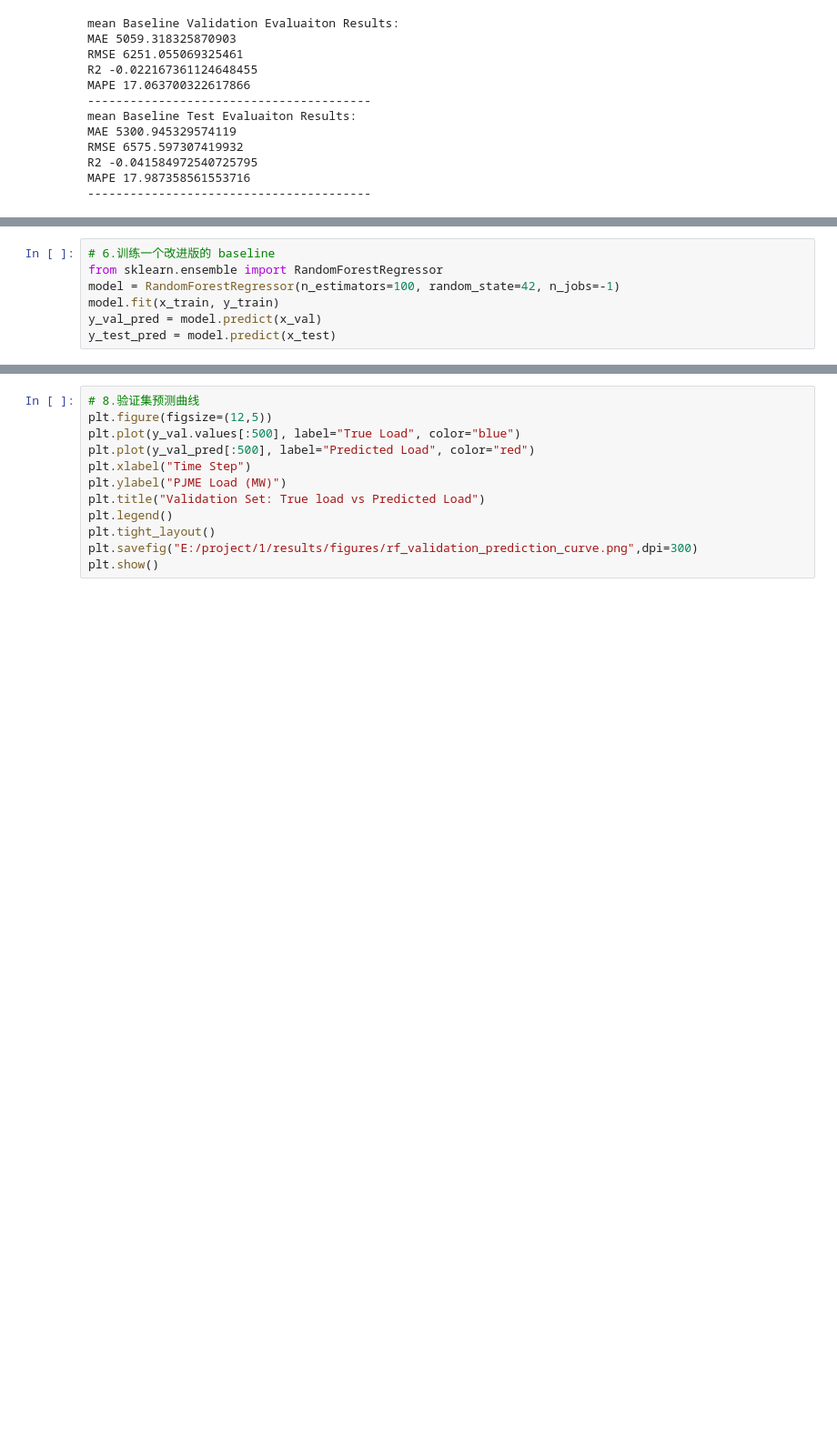
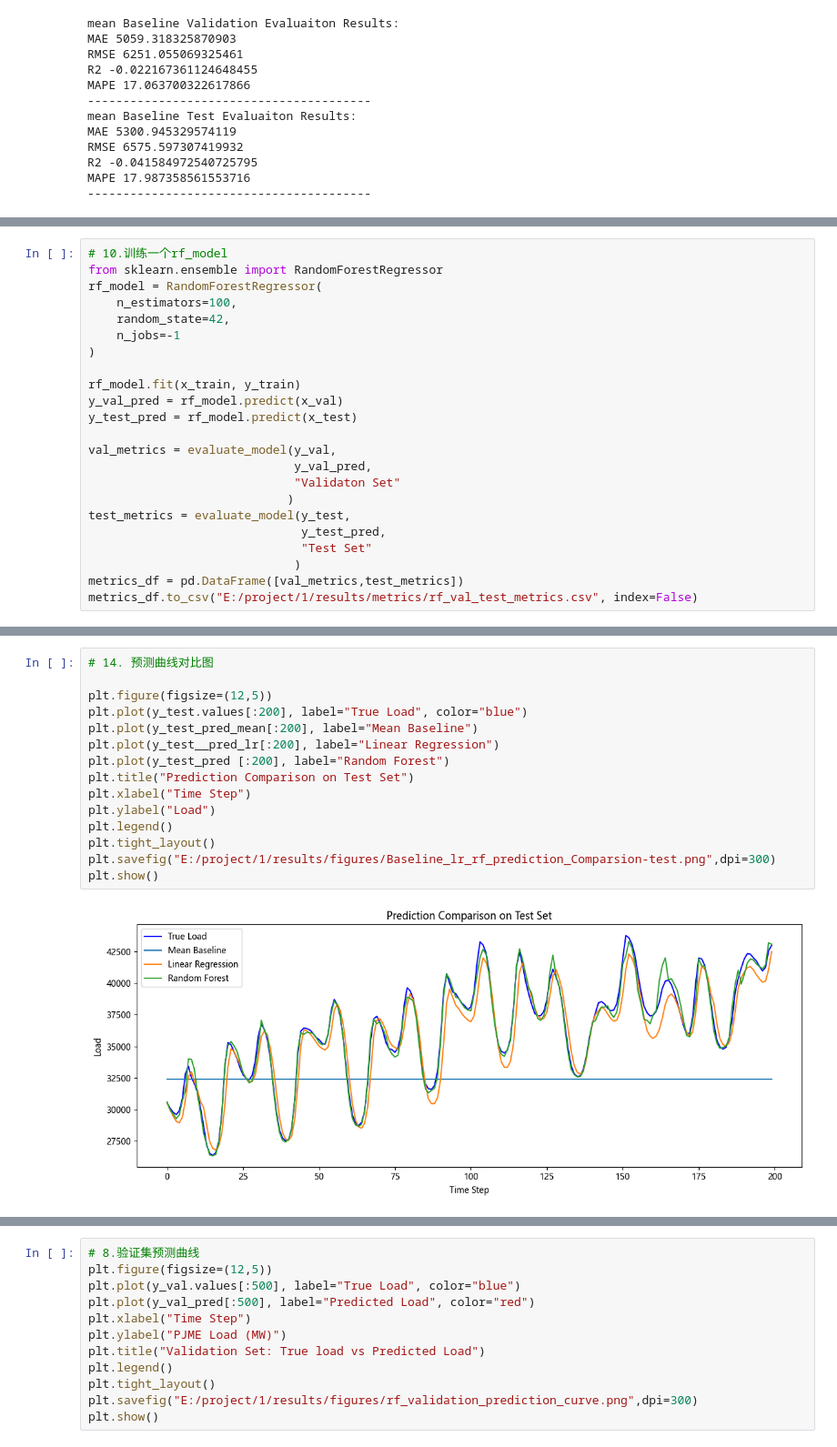
Before and after one commit to zyydkk/-Power-Load-Data-Analysis-and-Visualization-System, a Jupyter notebook: Power-Load-Data-Analysis-and-Visualization-System/notebooks/02_feature_engineering_baseline.ipynb, the cells around one changed output, grey strips where cells are left out. Shown at 91% size. Cells and saved outputs as stored; diff of their text form; blank space fills up the shorter version.

```diff
--- a/Power-Load-Data-Analysis-and-Visualization-System/notebooks/02_feature_engineering_baseline.ipynb
+++ b/Power-Load-Data-Analysis-and-Visualization-System/notebooks/02_feature_engineering_baseline.ipynb
@@ -253,7 +288,23 @@ lr_model.fit(
 # %%
-# 6.训练一个改进版的 baseline
+# 10.训练一个rf_model
 from sklearn.ensemble import RandomForestRegressor
-model = RandomForestRegressor(n_estimators=100, random_state=42, n_jobs=-1)
-model.fit(x_train, y_train)
-y_val_pred = model.predict(x_val)
-y_test_pred = model.predict(x_test)
+rf_model = RandomForestRegressor(
+    n_estimators=100,
+    random_state=42,
+    n_jobs=-1
+)
+
+rf_model.fit(x_train, y_train)
+y_val_pred = rf_model.predict(x_val)
+y_test_pred = rf_model.predict(x_test)
+
+val_metrics = evaluate_model(y_val,
+                             y_val_pred,
+                             "Validaton Set"
+                            )
+test_metrics = evaluate_model(y_test,
+                              y_test_pred,
+                              "Test Set"
+                             )
+metrics_df = pd.DataFrame([val_metrics,test_metrics])
+metrics_df.to_csv("E:/project/1/results/metrics/rf_val_test_metrics.csv", index=False)
@@ -284,0 +400,17 @@ MAPE 1.0980635109964383
+# %%
+# 14. 预测曲线对比图
+
+plt.figure(figsize=(12,5))
+plt.plot(y_test.values[:200], label="True Load", color="blue")
+plt.plot(y_test_pred_mean[:200], label="Mean Baseline")
+plt.plot(y_test__pred_lr[:200], label="Linear Regression")
+plt.plot(y_test_pred [:200], label="Random Forest")
+plt.title("Prediction Comparison on Test Set")
+plt.xlabel("Time Step")
+plt.ylabel("Load")
+plt.legend()
+plt.tight_layout()
+plt.savefig("E:/project/1/results/figures/Baseline_lr_rf_prediction_Comparsion-test.png",dpi=300)
+plt.show()
+# %% [output]
+[figure, added]
```
Also changed, not shown: parts of 7 cells of this notebook.
